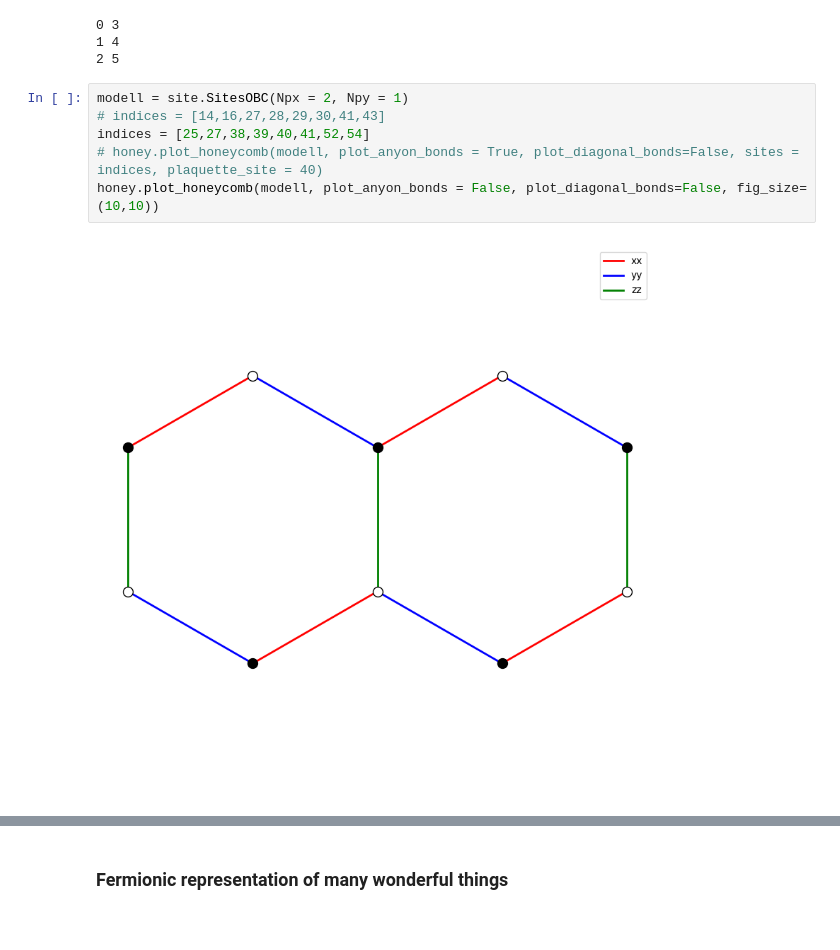
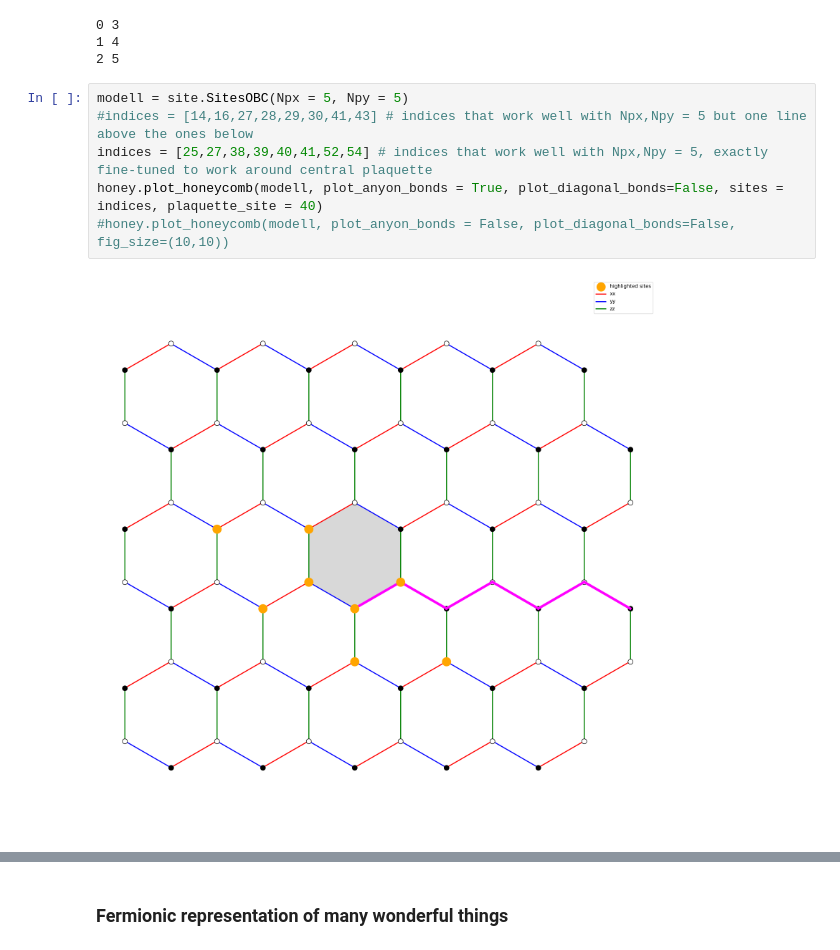
Before and after one commit to gconcheri/MasterThesis, a Jupyter notebook: fermionic_model_OBC.ipynb, the cells around one changed output, grey strips where cells are left out. Drawn from its saved outputs; the diff is of its cells as text.

```diff
--- a/fermionic_model_OBC.ipynb
+++ b/fermionic_model_OBC.ipynb
@@ -98,10 +98,10 @@ for i, id in enumerate(lllist):
 1 4
 2 5
 # %%
-modell = site.SitesOBC(Npx = 2, Npy = 1)
-# indices = [14,16,27,28,29,30,41,43]
-indices = [25,27,38,39,40,41,52,54]
-# honey.plot_honeycomb(modell, plot_anyon_bonds = True, plot_diagonal_bonds=False, sites = indices, plaquette_site = 40)
-honey.plot_honeycomb(modell, plot_anyon_bonds = False, plot_diagonal_bonds=False, fig_size=(10,10))
+modell = site.SitesOBC(Npx = 5, Npy = 5)
+#indices = [14,16,27,28,29,30,41,43] # indices that work well with Npx,Npy = 5 but one line above the ones below
+indices = [25,27,38,39,40,41,52,54] # indices that work well with Npx,Npy = 5, exactly fine-tuned to work around central plaquette
+honey.plot_honeycomb(modell, plot_anyon_bonds = True, plot_diagonal_bonds=False, sites = indices, plaquette_site = 40)
+#honey.plot_honeycomb(modell, plot_anyon_bonds = False, plot_diagonal_bonds=False, fig_size=(10,10))
 # %% [output]
-[figure, old version]
+[figure, new version]
```
Also changed, not shown: parts of 9 cells of this notebook, 5 other files.
